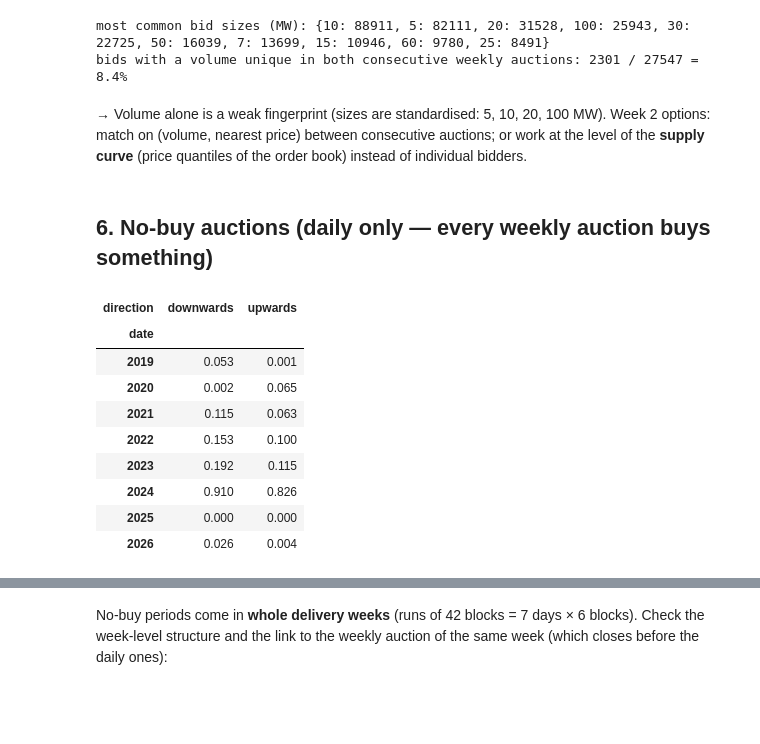
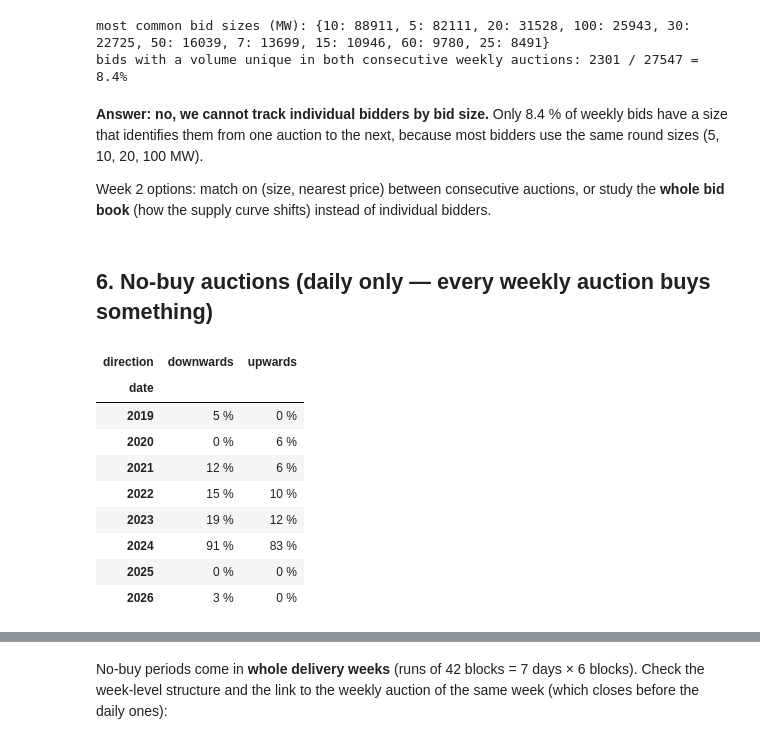
Before and after one commit to carolinaaraujo23/Swissgrid-reserve-price-forecast, a Jupyter notebook: notebooks/m3_eda_bidbook.ipynb, the cells around one changed output, grey strips where cells are left out. Cells and saved outputs as stored; diff of their text form; code cells hidden in the pictures; blank space fills up the shorter version.

```diff
--- a/notebooks/m3_eda_bidbook.ipynb
+++ b/notebooks/m3_eda_bidbook.ipynb
@@ -444,23 +438,24 @@ print(f"bids with a volume unique in both consecutive weekly auctions: {tracked}
 most common bid sizes (MW): {10: 88911, 5: 82111, 20: 31528, 100: 25943, 30: 22725, 50: 16039, 7: 13699, 15: 10946, 60: 9780, 25: 8491}
 bids with a volume unique in both consecutive weekly auctions: 2301 / 27547 = 8.4%
 # %% [markdown]
-→ Volume alone is a weak fingerprint (sizes are standardised: 5, 10, 20, 100 MW). Week 2 options:
-match on (volume, nearest price) between consecutive auctions; or work at the level of the **supply curve**
-(price quantiles of the order book) instead of individual bidders.
+**Answer: no, we cannot track individual bidders by bid size.** Only 8.4 % of weekly bids have a size that identifies them from one auction to the next, because most bidders use the same round sizes (5, 10, 20, 100 MW).
+
+Week 2 options: match on (size, nearest price) between consecutive auctions, or study the **whole bid book** (how the supply curve shifts) instead of individual bidders.
 # %% [markdown]
 ## 6. No-buy auctions (daily only — every weekly auction buys something)
 # %%
 Dd = A[A["freq"] == "daily"].copy()
 Dd["no_buy"] = Dd["y"].isna()
-Dd.groupby([Dd["date"].dt.year, "direction"])["no_buy"].mean().unstack().round(3)
+(Dd.groupby([Dd["date"].dt.year, "direction"])["no_buy"].mean().unstack()
+   .mul(100).round(0).astype(int).astype(str) + " %")   # share of no-buy auctions per year
 # %% [output]
 | direction | downwards | upwards |
 | date |  |  |
-| 2019 | 0.053 | 0.001 |
-| 2020 | 0.002 | 0.065 |
-| 2021 | 0.115 | 0.063 |
-| 2022 | 0.153 | 0.100 |
-| 2023 | 0.192 | 0.115 |
-| 2024 | 0.910 | 0.826 |
-| 2025 | 0.000 | 0.000 |
-| 2026 | 0.026 | 0.004 |
+| 2019 | 5 % | 0 % |
+| 2020 | 0 % | 6 % |
+| 2021 | 12 % | 6 % |
+| 2022 | 15 % | 10 % |
+| 2023 | 19 % | 12 % |
+| 2024 | 91 % | 83 % |
+| 2025 | 0 % | 0 % |
+| 2026 | 3 % | 0 % |
```
Also changed, not shown: parts of 23 cells of this notebook, 1 other file.
